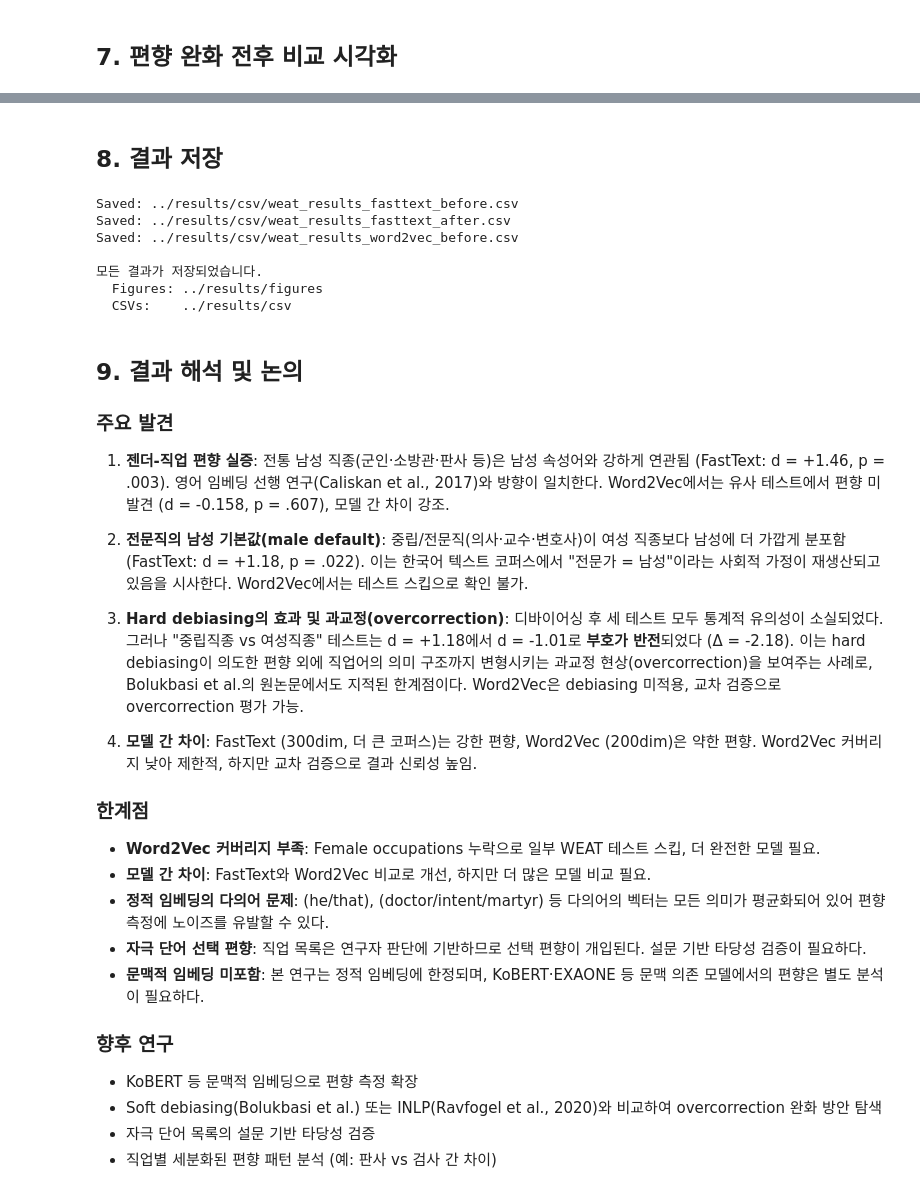
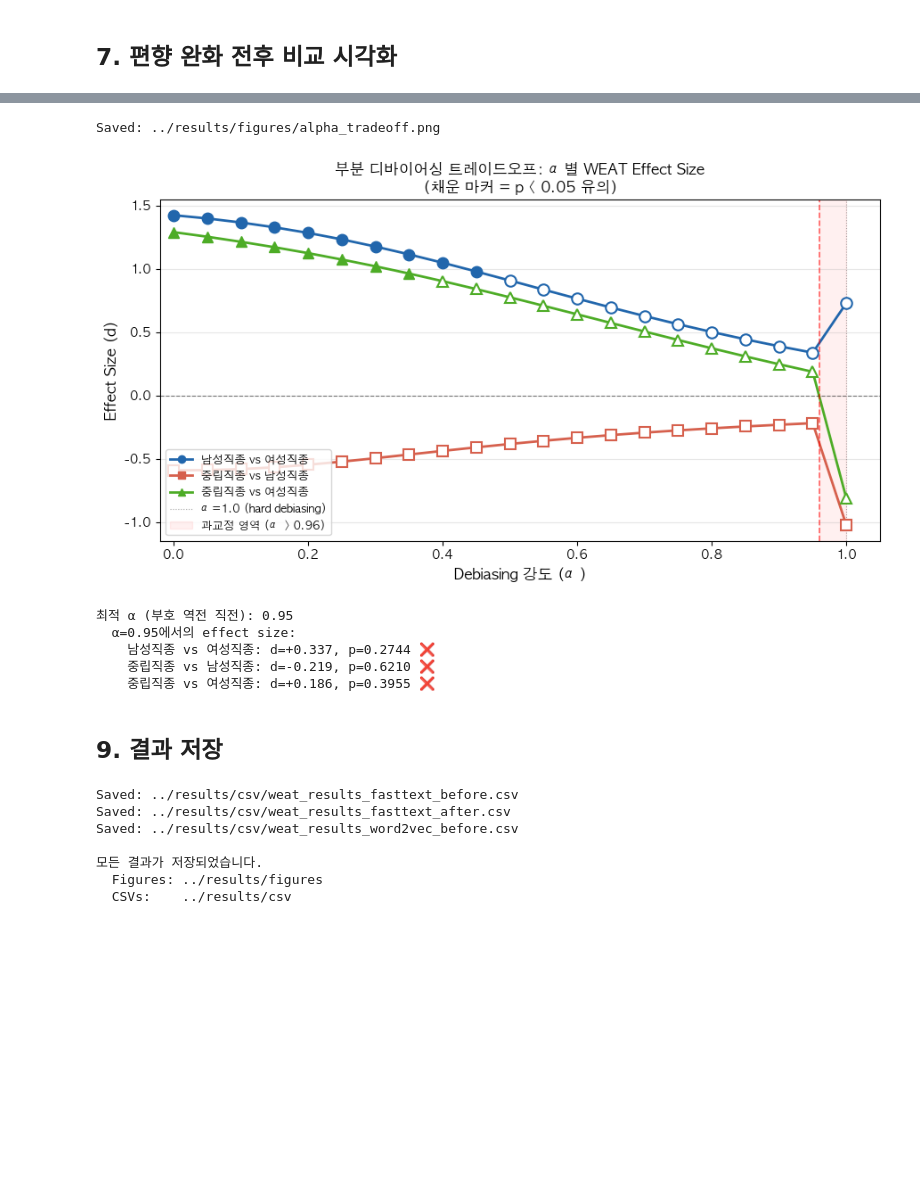
Before and after one commit to twelevenee/korean-embedding-bias, a Jupyter notebook: notebooks/analysis.ipynb, the cells around one changed output, grey strips where cells are left out. Saved outputs shown, nothing was run; the diff lists cells and outputs as text; code cells hidden in the pictures; blank space fills up the shorter version.

```diff
--- a/notebooks/analysis.ipynb
+++ b/notebooks/analysis.ipynb
@@ -372,5 +434,40 @@ Saved: ../results/figures/effect_size_bar_all.png
+# %%
+fig = plot_alpha_tradeoff(
+    alpha_results,
+    output_path=FIGURES_DIR / "alpha_tradeoff.png",
+)
+plt.show()
+
+# Find optimal alpha: largest alpha where 중립직종 vs 여성직종 has NOT yet reversed sign
+nf_test = "중립직종 vs 여성직종"
+optimal_alpha = None
+for a in sorted(alpha_results.keys()):
+    rs = {r.test_name: r for r in alpha_results[a]}
+    if nf_test in rs and rs[nf_test].effect_size > 0:
+        optimal_alpha = a
+
+if optimal_alpha is not None:
+    print(f"\n최적 α (부호 역전 직전): {optimal_alpha:.2f}")
+    rs = {r.test_name: r for r in alpha_results[optimal_alpha]}
+    print(f"  α={optimal_alpha:.2f}에서의 effect size:")
+    for name, r in rs.items():
+        print(f"    {name}: d={r.effect_size:+.3f}, p={r.p_value:.4f} {'✅' if r.significant else '❌'}")
+else:
+    print("\n[참고] 모든 α에서 '중립직종 vs 여성직종' 부호 역전 없음 (d > 0 유지)")
+    print("α=1.0 (full hard debiasing) 결과:")
+    rs = {r.test_name: r for r in alpha_results[1.0]}
+    for name, r in rs.items():
+        print(f"  {name}: d={r.effect_size:+.3f}, p={r.p_value:.4f} {'✅' if r.significant else '❌'}")
+# %% [output]
+Saved: ../results/figures/alpha_tradeoff.png
+[figure, added]
+최적 α (부호 역전 직전): 0.95
+  α=0.95에서의 effect size:
+    남성직종 vs 여성직종: d=+0.337, p=0.2744 ❌
+    중립직종 vs 남성직종: d=-0.219, p=0.6210 ❌
+    중립직종 vs 여성직종: d=+0.186, p=0.3955 ❌
 # %% [markdown]
-## 8. 결과 저장
+## 9. 결과 저장
 # %%
 save_results_csv(ft_results_before, "fasttext", CSV_DIR / "weat_results_fasttext_before.csv", phase="before")
 save_results_csv(ft_results_after,  "fasttext", CSV_DIR / "weat_results_fasttext_after.csv",  phase="after")
@@ -389,30 +486,3 @@ Saved: ../results/csv/weat_results_word2vec_before.csv
 모든 결과가 저장되었습니다.
   Figures: ../results/figures
   CSVs:    ../results/csv
-# %% [markdown]
-## 9. 결과 해석 및 논의
-
-### 주요 발견
-
-1. **젠더-직업 편향 실증**: 전통 남성 직종(군인·소방관·판사 등)은 남성 속성어와 강하게 연관됨 (FastText: d = +1.46, p = .003). 영어 임베딩 선행 연구(Caliskan et al., 2017)와 방향이 일치한다. Word2Vec에서는 유사 테스트에서 편향 미발견 (d = -0.158, p = .607), 모델 간 차이 강조.
-
-2. **전문직의 남성 기본값(male default)**: 중립/전문직(의사·교수·변호사)이 여성 직종보다 남성에 더 가깝게 분포함 (FastText: d = +1.18, p = .022). 이는 한국어 텍스트 코퍼스에서 "전문가 = 남성"이라는 사회적 가정이 재생산되고 있음을 시사한다. Word2Vec에서는 테스트 스킵으로 확인 불가.
-
-3. **Hard debiasing의 효과 및 과교정(overcorrection)**: 디바이어싱 후 세 테스트 모두 통계적 유의성이 소실되었다. 그러나 "중립직종 vs 여성직종" 테스트는 d = +1.18에서 d = -1.01로 **부호가 반전**되었다 (Δ = -2.18). 이는 hard debiasing이 의도한 편향 외에 직업어의 의미 구조까지 변형시키는 과교정 현상(overcorrection)을 보여주는 사례로, Bolukbasi et al.의 원논문에서도 지적된 한계점이다. Word2Vec은 debiasing 미적용, 교차 검증으로 overcorrection 평가 가능.
-
-4. **모델 간 차이**: FastText (300dim, 더 큰 코퍼스)는 강한 편향, Word2Vec (200dim)은 약한 편향. Word2Vec 커버리지 낮아 제한적, 하지만 교차 검증으로 결과 신뢰성 높임.
-
-### 한계점
-
-- **Word2Vec 커버리지 부족**: Female occupations 누락으로 일부 WEAT 테스트 스킵, 더 완전한 모델 필요.
-- **모델 간 차이**: FastText와 Word2Vec 비교로 개선, 하지만 더 많은 모델 비교 필요.
-- **정적 임베딩의 다의어 문제**: (he/that), (doctor/intent/martyr) 등 다의어의 벡터는 모든 의미가 평균화되어 있어 편향 측정에 노이즈를 유발할 수 있다.
-- **자극 단어 선택 편향**: 직업 목록은 연구자 판단에 기반하므로 선택 편향이 개입된다. 설문 기반 타당성 검증이 필요하다.
-- **문맥적 임베딩 미포함**: 본 연구는 정적 임베딩에 한정되며, KoBERT·EXAONE 등 문맥 의존 모델에서의 편향은 별도 분석이 필요하다.
-
-### 향후 연구
-
-- KoBERT 등 문맥적 임베딩으로 편향 측정 확장
-- Soft debiasing(Bolukbasi et al.) 또는 INLP(Ravfogel et al., 2020)와 비교하여 overcorrection 완화 방안 탐색
-- 자극 단어 목록의 설문 기반 타당성 검증
-- 직업별 세분화된 편향 패턴 분석 (예: 판사 vs 검사 간 차이)
```
Also changed, not shown: parts of 25 cells of this notebook, 18 other files.
